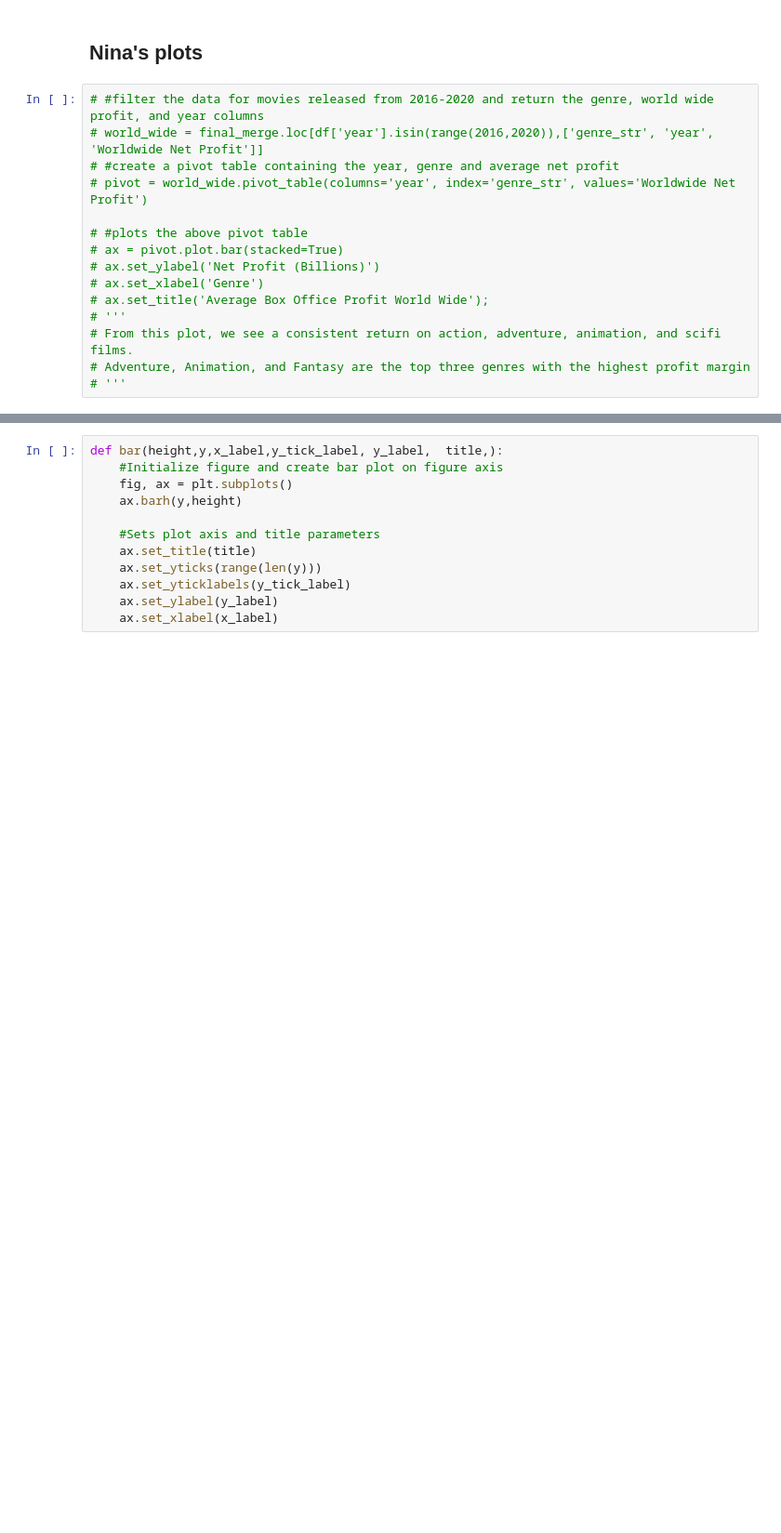
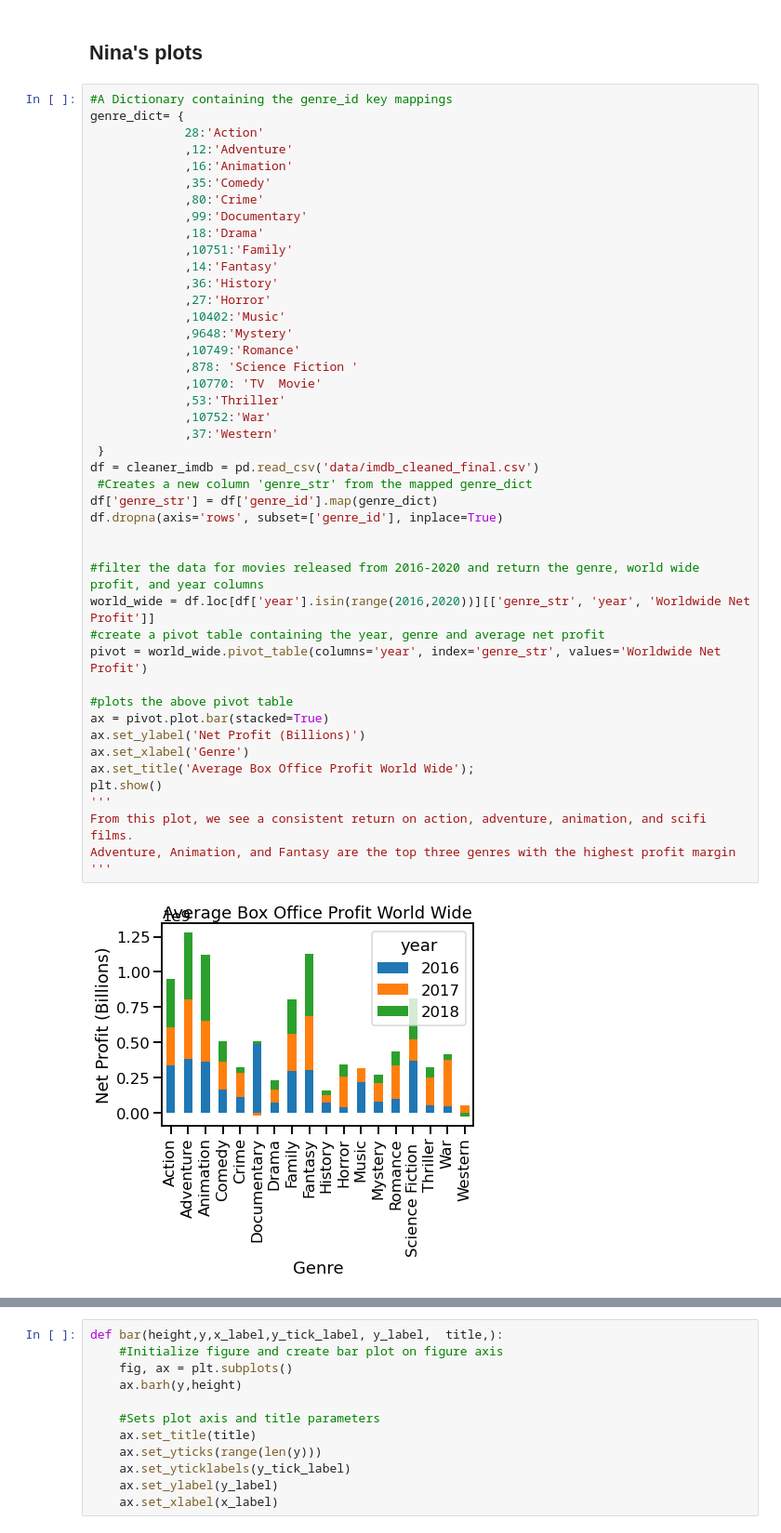
Before and after one commit to nate-walter/Movie-Studio-Project, a Jupyter notebook: Group_1_Technical_Notebook.ipynb, the cells around one changed output, grey strips where cells are left out. Shown: that part at 93% size. Saved outputs shown, nothing was run; the diff lists cells and outputs as text; blank space fills up the shorter version.

```diff
--- a/Group_1_Technical_Notebook.ipynb
+++ b/Group_1_Technical_Notebook.ipynb
@@ -552,17 +513,48 @@ When looking for a relationship between `runtime` and `average rating` we found
 # %% [markdown]
 ## Nina's plots
 # %%
-# #filter the data for movies released from 2016-2020 and return the genre, world wide profit, and year columns
-# world_wide = final_merge.loc[df['year'].isin(range(2016,2020)),['genre_str', 'year', 'Worldwide Net Profit']]
-# #create a pivot table containing the year, genre and average net profit
-# pivot = world_wide.pivot_table(columns='year', index='genre_str', values='Worldwide Net Profit')
+#A Dictionary containing the genre_id key mappings
+genre_dict= {
+             28:'Action'
+             ,12:'Adventure'
+             ,16:'Animation'
+             ,35:'Comedy'
+             ,80:'Crime'
+             ,99:'Documentary'
+             ,18:'Drama'
+             ,10751:'Family'
+             ,14:'Fantasy'
+             ,36:'History'
+             ,27:'Horror'
+             ,10402:'Music'
+             ,9648:'Mystery'
+             ,10749:'Romance'
+             ,878: 'Science Fiction '
+             ,10770: 'TV  Movie'
+             ,53:'Thriller'
+             ,10752:'War'
+             ,37:'Western'
+ }
+df = cleaner_imdb = pd.read_csv('data/imdb_cleaned_final.csv')
+ #Creates a new column 'genre_str' from the mapped genre_dict
+df['genre_str'] = df['genre_id'].map(genre_dict)
+df.dropna(axis='rows', subset=['genre_id'], inplace=True)
 
-# #plots the above pivot table
-# ax = pivot.plot.bar(stacked=True)
-# ax.set_ylabel('Net Profit (Billions)')
-# ax.set_xlabel('Genre')
-# ax.set_title('Average Box Office Profit World Wide');
-# '''
-# From this plot, we see a consistent return on action, adventure, animation, and scifi films.
-# Adventure, Animation, and Fantasy are the top three genres with the highest profit margin
-# '''
+
+#filter the data for movies released from 2016-2020 and return the genre, world wide profit, and year columns
+world_wide = df.loc[df['year'].isin(range(2016,2020))][['genre_str', 'year', 'Worldwide Net Profit']]
+#create a pivot table containing the year, genre and average net profit
+pivot = world_wide.pivot_table(columns='year', index='genre_str', values='Worldwide Net Profit')
+
+#plots the above pivot table
+ax = pivot.plot.bar(stacked=True)
+ax.set_ylabel('Net Profit (Billions)')
+ax.set_xlabel('Genre')
+ax.set_title('Average Box Office Profit World Wide');
+plt.show()
+'''
+From this plot, we see a consistent return on action, adventure, animation, and scifi films.
+Adventure, Animation, and Fantasy are the top three genres with the highest profit margin
+'''
+# %% [output]
+[figure, added]
```
Also changed, not shown: parts of 15 cells of this notebook, 3 other files.
